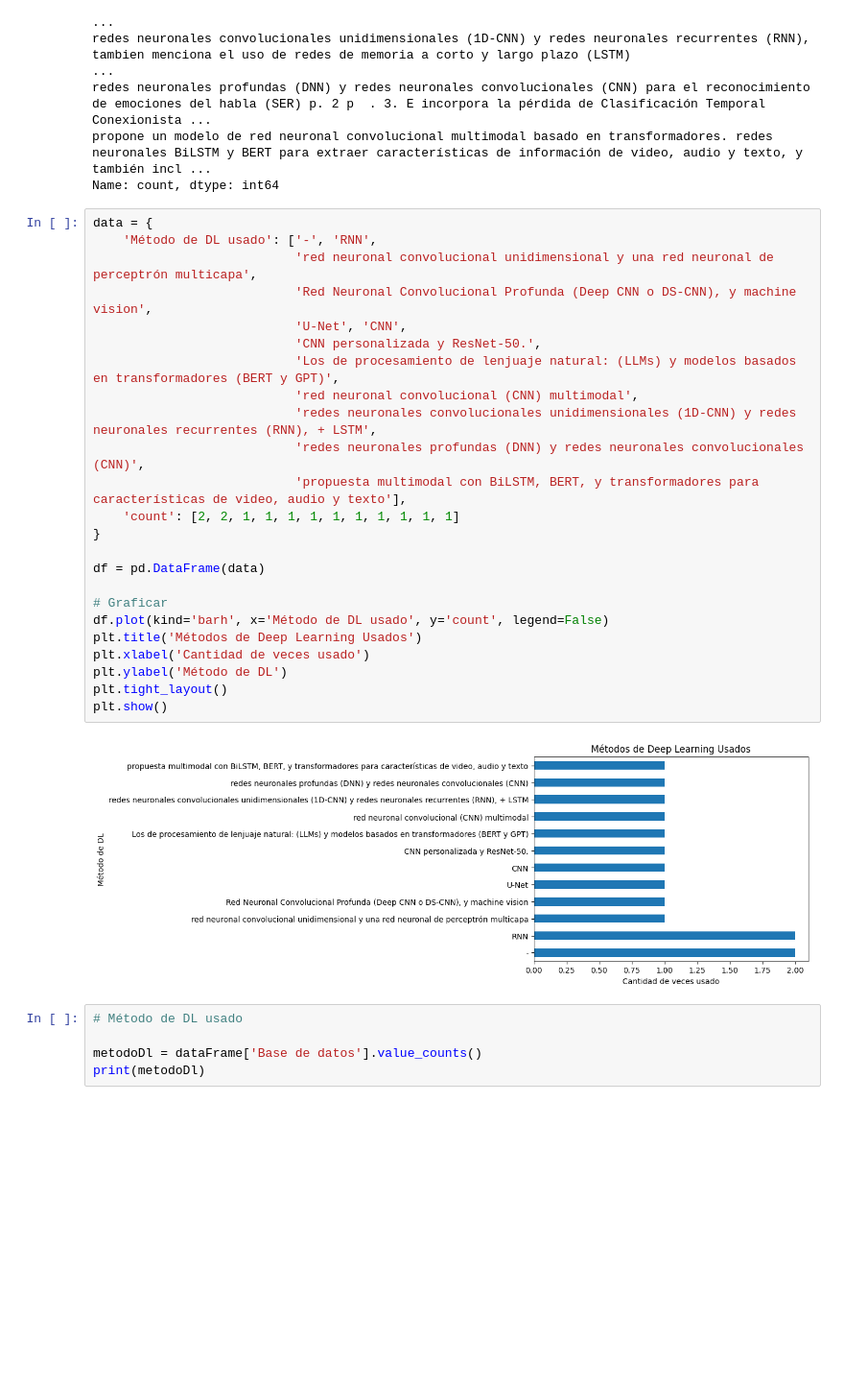
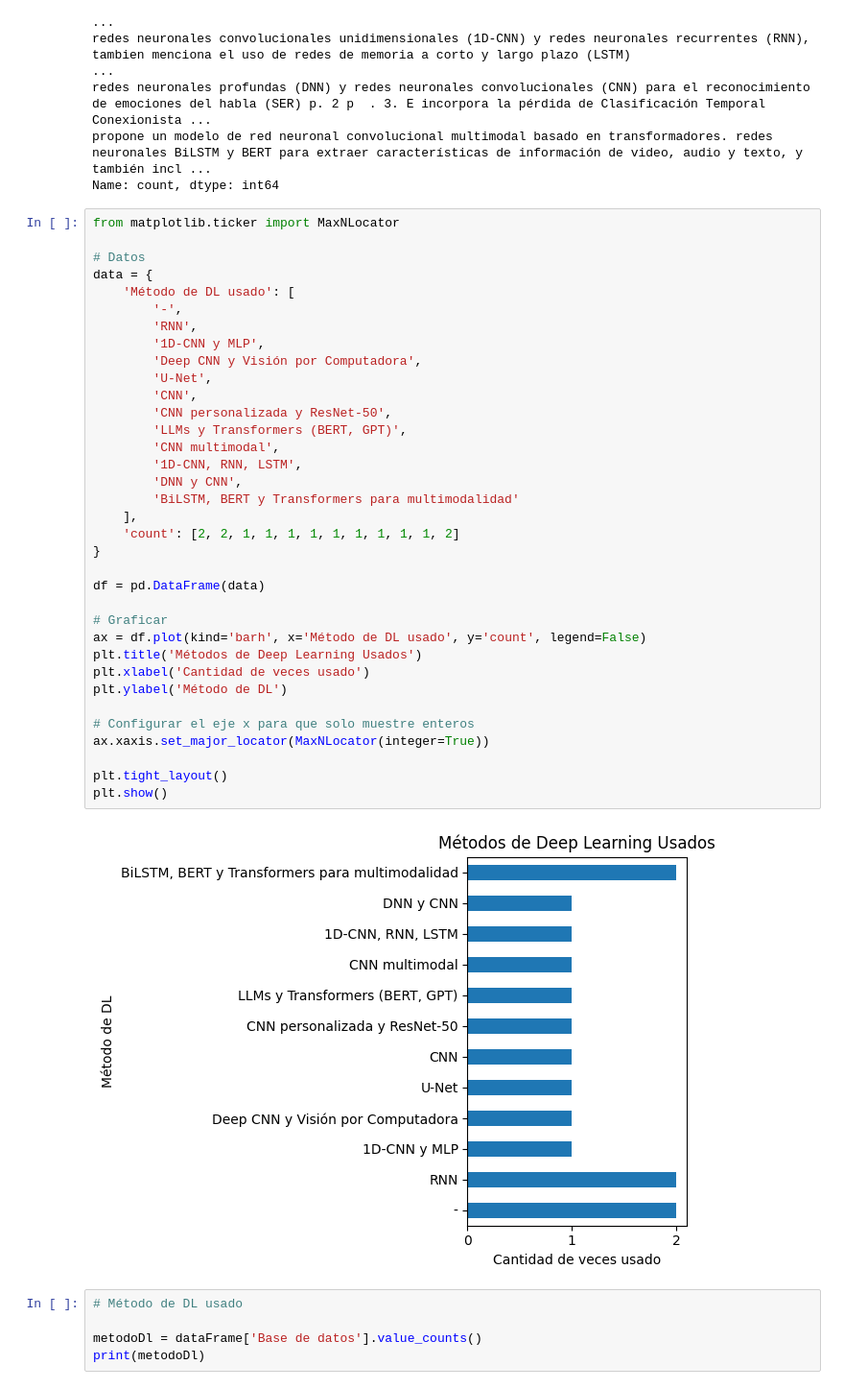
Before and after one commit to BnjmStd/PythonBnjmn, a Jupyter notebook: recognitionEmotion/searchs/analisisPaper/stats.ipynb, the cells around one changed output. Shown at 96% size. Cells and saved outputs as stored; diff of their text form; blank space fills up the shorter version.

```diff
--- a/recognitionEmotion/searchs/analisisPaper/stats.ipynb
+++ b/recognitionEmotion/searchs/analisisPaper/stats.ipynb
@@ -236,31 +266,42 @@ redes neuronales profundas (DNN) y redes neuronales convolucionales (CNN) para e
 propone un modelo de red neuronal convolucional multimodal basado en transformadores. redes neuronales BiLSTM y BERT para extraer características de información de video, audio y texto, y también incl ...
 Name: count, dtype: int64
 # %%
+from matplotlib.ticker import MaxNLocator
+
+# Datos
 data = {
-    'Método de DL usado': ['-', 'RNN',
-                           'red neuronal convolucional unidimensional y una red neuronal de perceptrón multicapa',
-                           'Red Neuronal Convolucional Profunda (Deep CNN o DS-CNN), y machine vision',
-                           'U-Net', 'CNN',
-                           'CNN personalizada y ResNet-50.',
-                           'Los de procesamiento de lenjuaje natural: (LLMs) y modelos basados en transformadores (BERT y GPT)',
-                           'red neuronal convolucional (CNN) multimodal',
-                           'redes neuronales convolucionales unidimensionales (1D-CNN) y redes neuronales recurrentes (RNN), + LSTM',
-                           'redes neuronales profundas (DNN) y redes neuronales convolucionales (CNN)',
-                           'propuesta multimodal con BiLSTM, BERT, y transformadores para características de video, audio y texto'],
-    'count': [2, 2, 1, 1, 1, 1, 1, 1, 1, 1, 1, 1]
+    'Método de DL usado': [
+        '-',
+        'RNN',
+        '1D-CNN y MLP',
+        'Deep CNN y Visión por Computadora',
+        'U-Net',
+        'CNN',
+        'CNN personalizada y ResNet-50',
+        'LLMs y Transformers (BERT, GPT)',
+        'CNN multimodal',
+        '1D-CNN, RNN, LSTM',
+        'DNN y CNN',
+        'BiLSTM, BERT y Transformers para multimodalidad'
+    ],
+    'count': [2, 2, 1, 1, 1, 1, 1, 1, 1, 1, 1, 2]
 }
 
 df = pd.DataFrame(data)
 
 # Graficar
-df.plot(kind='barh', x='Método de DL usado', y='count', legend=False)
+ax = df.plot(kind='barh', x='Método de DL usado', y='count', legend=False)
 plt.title('Métodos de Deep Learning Usados')
 plt.xlabel('Cantidad de veces usado')
 plt.ylabel('Método de DL')
+
+# Configurar el eje x para que solo muestre enteros
+ax.xaxis.set_major_locator(MaxNLocator(integer=True))
+
 plt.tight_layout()
 plt.show()
 # %% [output]
-[figure, old version]
+[figure, new version]
 # %%
 # Método de DL usado
 
```
Also changed, not shown: parts of 3 cells of this notebook.
